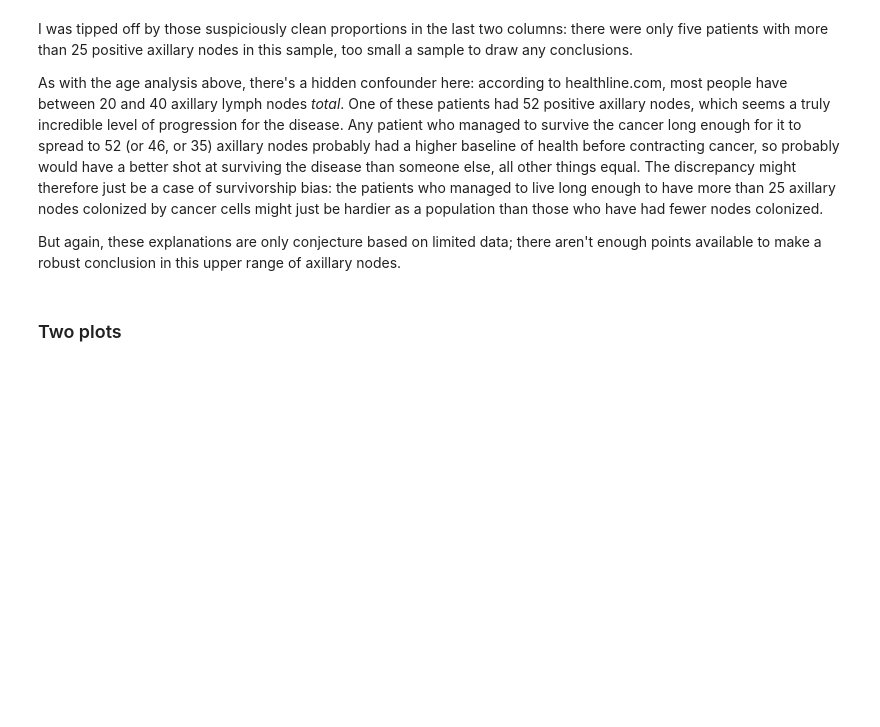
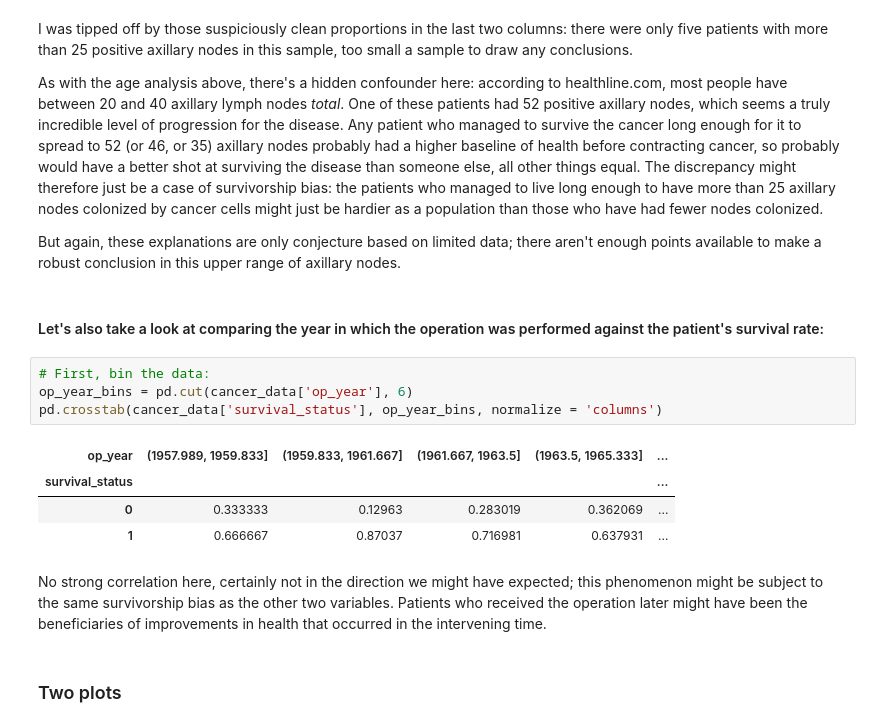
Before and after one commit to bloominstituteoftechnology/DS-Unit-1-Sprint-1-Dealing-With-Data, a Jupyter notebook: DS_Unit_1_Sprint_Challenge_1.ipynb, the cells around one changed output. Saved outputs shown, nothing was run; the diff lists cells and outputs as text; blank space fills up the shorter version.

```diff
--- a/DS_Unit_1_Sprint_Challenge_1.ipynb
+++ b/DS_Unit_1_Sprint_Challenge_1.ipynb
@@ -131,6 +137,19 @@ Name: pos_ax_nodes, dtype: int64
   As with the age analysis above, there's a hidden confounder here: according to healthline.com, most people have between 20 and 40 axillary lymph nodes *total*. One of these patients had 52 positive axillary nodes, which seems a truly incredible level of progression for the disease. Any patient who managed to survive the cancer long enough for it to spread to 52 (or 46, or 35) axillary nodes probably had a higher baseline of health before contracting cancer, so probably would have a better shot at surviving the disease than someone else, all other things equal. The discrepancy might therefore just be a case of survivorship bias: the patients who managed to live long enough to have more than 25 axillary nodes colonized by cancer cells might just be hardier as a population than those who have had fewer nodes colonized.
 
    But again, these explanations are only conjecture based on limited data; there aren't enough points available to make a robust conclusion in this upper range of axillary nodes.
+# %% [markdown]
+#### Let's also take a look at comparing the year in which the operation was performed against the patient's survival rate:
+# %%
+# First, bin the data:
+op_year_bins = pd.cut(cancer_data['op_year'], 6)
+pd.crosstab(cancer_data['survival_status'], op_year_bins, normalize = 'columns')
+# %% [output]
+| op_year | (1957.989, 1959.833] | (1959.833, 1961.667] | (1961.667, 1963.5] | (1963.5, 1965.333] | ... |
+| survival_status |  |  |  |  | ... |
+| 0 | 0.333333 | 0.12963 | 0.283019 | 0.362069 | ... |
+| 1 | 0.666667 | 0.87037 | 0.716981 | 0.637931 | ... |
+# %% [markdown]
+No strong correlation here, certainly not in the direction we might have expected; this phenomenon might be subject to the same survivorship bias as the other two variables. Patients who received the operation later might have been the beneficiaries of improvements in health that occurred in the intervening time.
 # %% [markdown]
 ### Two plots
 # %% [markdown]
```
Also changed, not shown: parts of 7 cells of this notebook.
